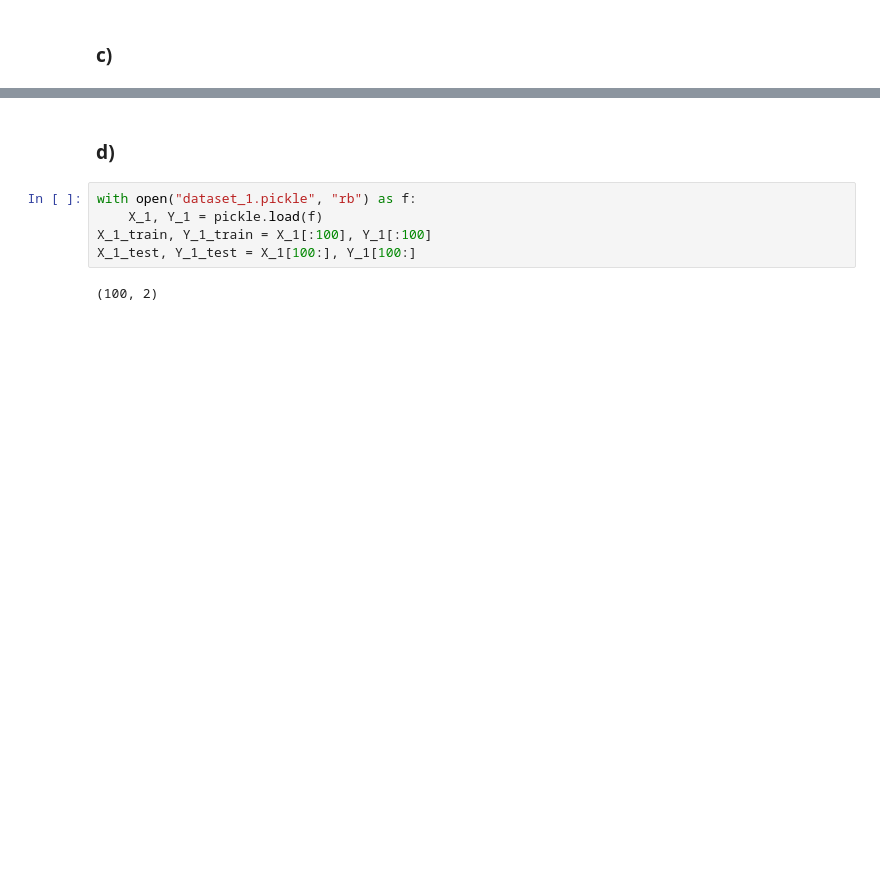
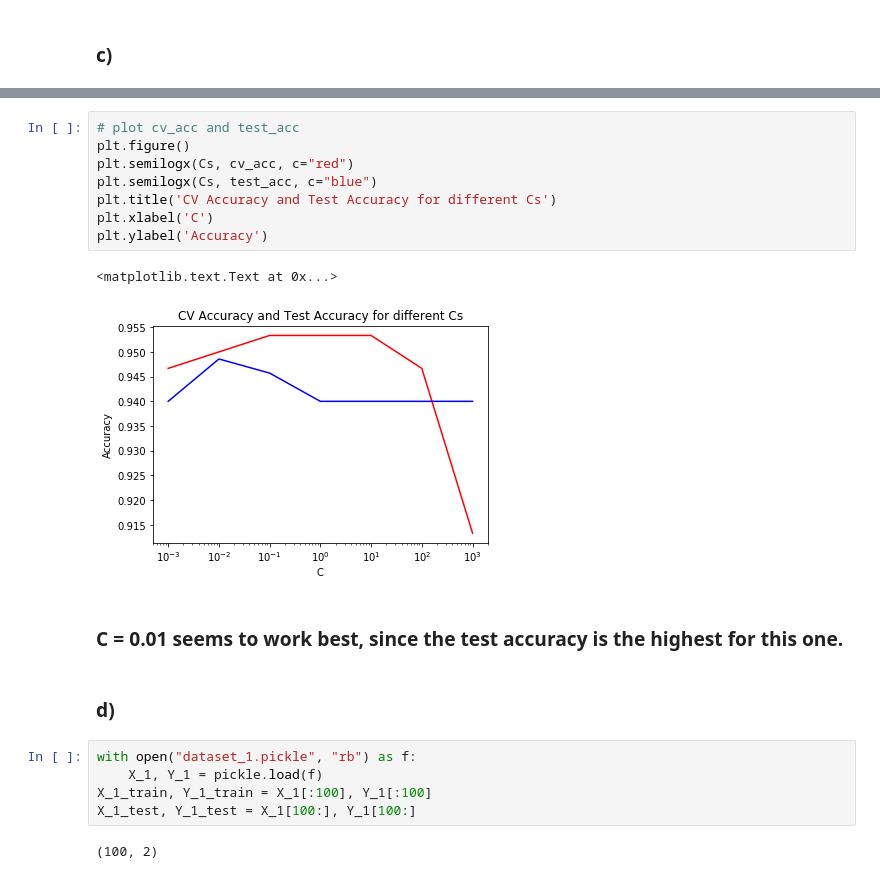
Before and after one commit to florence27/ml-algo-theory, a Jupyter notebook: solutions/uebung05/assignment05.ipynb, the cells around one changed output, grey strips where cells are left out. Cells and saved outputs as stored; diff of their text form; blank space fills up the shorter version.

```diff
--- a/solutions/uebung05/assignment05.ipynb
+++ b/solutions/uebung05/assignment05.ipynb
@@ -236,3 +239,16 @@ for param in Cs:
+# %%
+# plot cv_acc and test_acc
+plt.figure()
+plt.semilogx(Cs, cv_acc, c="red")
+plt.semilogx(Cs, test_acc, c="blue")
+plt.title('CV Accuracy and Test Accuracy for different Cs')
+plt.xlabel('C')
+plt.ylabel('Accuracy')
+# %% [output]
+<matplotlib.text.Text at 0x...>
+[figure, added]
+# %% [markdown]
+### C = 0.01 seems to work best, since the test accuracy is the highest for this one.
 # %% [markdown]
 ### d)
 # %%
```
Also changed, not shown: parts of 5 cells of this notebook.
